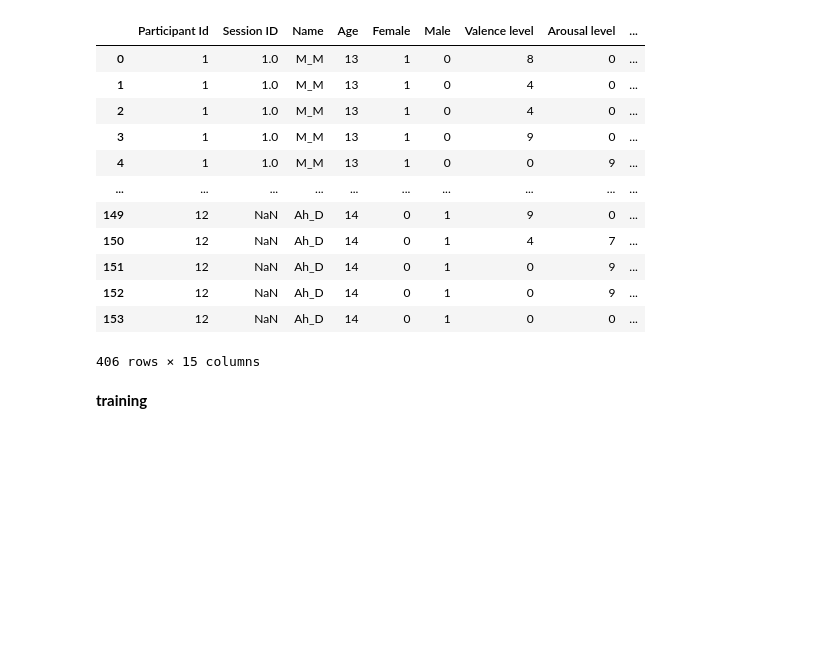
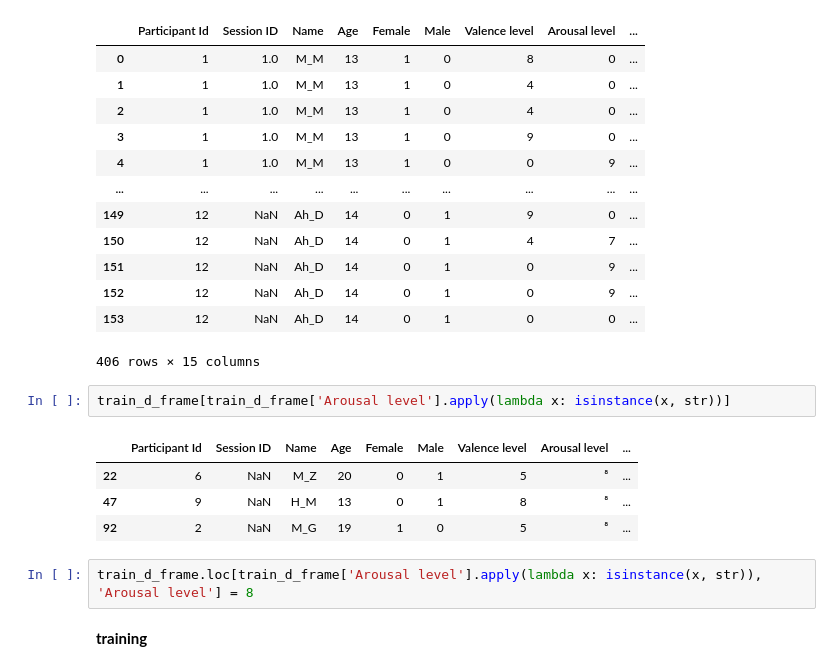
Before and after one commit to ZecretBone/EMOT-DataAnalytics, a Jupyter notebook: heart_rate.ipynb, the cells around one changed output. Cells and saved outputs as stored; diff of their text form; blank space fills up the shorter version.

```diff
--- a/heart_rate.ipynb
+++ b/heart_rate.ipynb
@@ -122,6 +122,15 @@ train_d_frame
 | 152 | 12 | NaN | Ah_D | 14 | 0 | 1 | 0 | 9 | ... |
 | 153 | 12 | NaN | Ah_D | 14 | 0 | 1 | 0 | 0 | ... |
 406 rows × 15 columns
+# %%
+train_d_frame[train_d_frame['Arousal level'].apply(lambda x: isinstance(x, str))]
+# %% [output]
+|  | Participant Id | Session ID | Name | Age | Female | Male | Valence level | Arousal level | ... |
+| 22 | 6 | NaN | M_Z | 20 | 0 | 1 | 5 | ⁸ | ... |
+| 47 | 9 | NaN | H_M | 13 | 0 | 1 | 8 | ⁸ | ... |
+| 92 | 2 | NaN | M_G | 19 | 1 | 0 | 5 | ⁸ | ... |
+# %%
+train_d_frame.loc[train_d_frame['Arousal level'].apply(lambda x: isinstance(x, str)), 'Arousal level'] = 8
 # %% [markdown]
 **training**
 # %%
```
Also changed, not shown: parts of 4 cells of this notebook, 1 other file.
